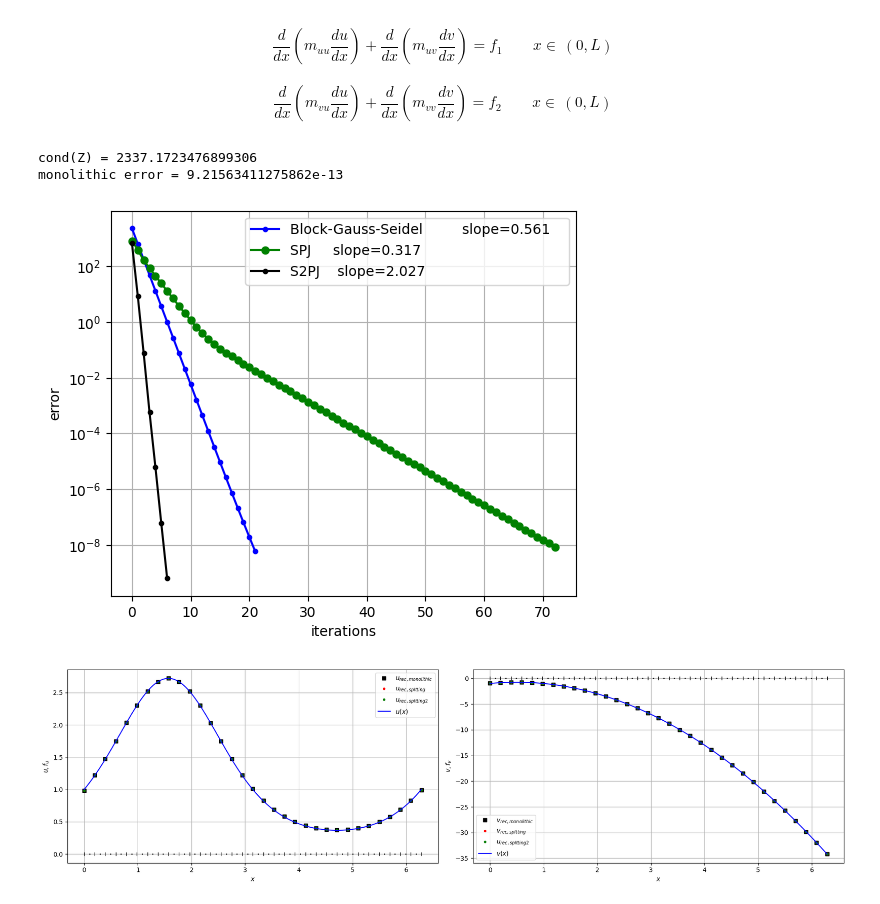
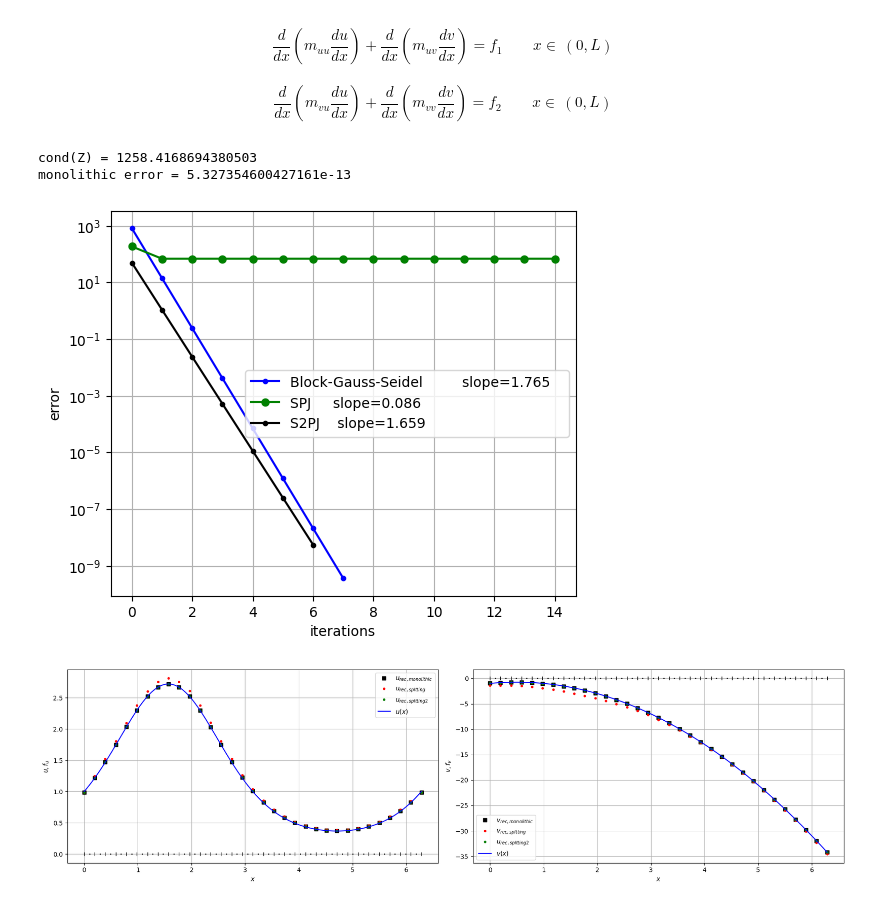
Before and after one commit to multiform-UoN/splittingschemes, a Jupyter notebook: python/fvm1D_quadLaplacian.ipynb, the cells around one changed output. Drawn from its saved outputs; the diff is of its cells as text; code cells hidden in the pictures.

```diff
--- a/python/fvm1D_quadLaplacian.ipynb
+++ b/python/fvm1D_quadLaplacian.ipynb
@@ -28,10 +28,10 @@ def dfmuvdx(x, kwargs):
 
 
 def fmvu(x, kwargs):
-    return fmuv(x, kwargs)
+    return -fmuv(x, kwargs)
 
 def dfmvudx(x, kwargs):
-    return dfmuvdx(x, kwargs)
+    return -dfmuvdx(x, kwargs)
 
 
 def fmvv(x, kwargs):
@@ -74,7 +74,7 @@ x = np.linspace(0, L, N+1)
 xc = np.linspace(0.5*dx, L-0.5*dx, N)
 xfine = np.linspace(0, L, 1000)
 omega = 1.0
-nit_max = 100
+nit_max = 15
 toll = 1e-8
 
 kwargs = {
@@ -84,7 +84,7 @@ kwargs = {
     'C': 4.0, #frequency
 
     # muv=mvu coefficients
-    'D': 1.2, #const
+    'D': 0.3, #const
     'E': 0.0, #slope
 
     # mvv coefficients
@@ -169,34 +169,34 @@ ax[0].plot(x, mylib.fvm_reconstruct_1D(u_SPJ), '.r' , label=r'$u_{rec,spltting}$
 ax[0].plot(x, mylib.fvm_reconstruct_1D(u_S2PJ), '.g' , label=r'$u_{rec,spltting2}$', linewidth=linewidth)
 # ax[0].plot(xc, u, '_y', label=r'$\frac{1}{|cell|}\int u\,dx$', markersize=markersize)
 ax[0].plot(xfine, u_sol(xfine, kwargs), '-b', label=r'$u(x)$')
 #ax[0].plot(xfine, m_u(xfine, kwargs), '--g', label=r'$m_u(x)$')
 #ax[0].plot(xfine, f_u(xfine, kwargs), '--c', label=r'$f_u(x)$')
 ax[0].legend()
 ax[0].grid()
 
 ax[1].set_xlabel(r'$x$')
 ax[1].set_ylabel(r'$v,f_v$')
 ax[1].plot(x, 0*x, '|', color='k', markersize=6.0)
 ax[1].plot(xc, 0*xc, '.', color='k', markersize=2.0)
 ax[1].plot(x, mylib.fvm_reconstruct_1D(v), 'sk' , label=r'$v_{rec,monolithic}$', linewidth=linewidth)
 ax[1].plot(x, mylib.fvm_reconstruct_1D(v_SPJ), '.r' , label=r'$v_{rec,spltting}$', linewidth=linewidth)
 ax[1].plot(x, mylib.fvm_reconstruct_1D(v_S2PJ), '.g' , label=r'$u_{rec,spltting2}$', linewidth=linewidth)
 # ax[1].plot(xc, v, '_y', label=r'$\frac{1}{|cell|}\int v\,dx$', markersize=markersize)
 ax[1].plot(xfine, v_sol(xfine, kwargs), '-b', label=r'$v(x)$')
 #ax[1].plot(xfine, m_v(xfine, kwargs), '--g', label=r'$m_v(x)$')
 #ax[1].plot(xfine, f_v(xfine, kwargs), '--c', label=r'$f_v(x)$')
 ax[1].legend()
 ax[1].grid()
 
 #ax[0].plot(x, mylib.fvm_reconstruct_1D(fTOT), '-g' , label='furec', linewidth=linewidth)
 #ax[0].plot(xc, ff, '_g', label='ff', markersize=markersize)
 #ax[0].set_ylim(bottom=-4, top=4)
 #ax[1].set_ylim(bottom=-4, top=4)
 #ax[0].set_xlim([-0.001,0.1])
 plt.tight_layout()
 plt.show()
 # %% [output]
-cond(Z) = 2337.1723476899306
-monolithic error = 9.21563411275862e-13
+cond(Z) = 1258.4168694380503
+monolithic error = 5.327354600427161e-13
-[figure, old version]
+[figure, new version]
-[figure, old version]
+[figure, new version]
```
Also changed, not shown: 2 other files.
